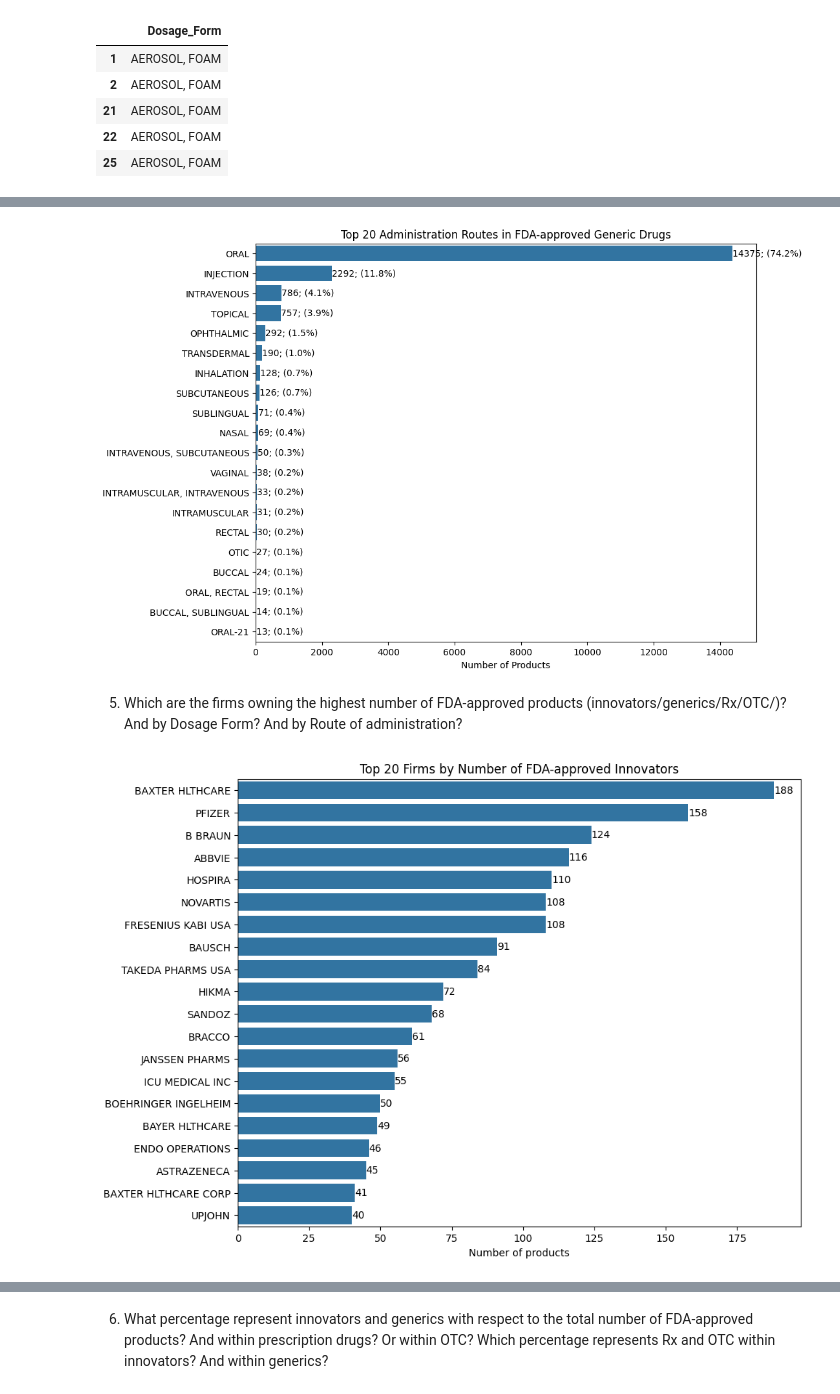
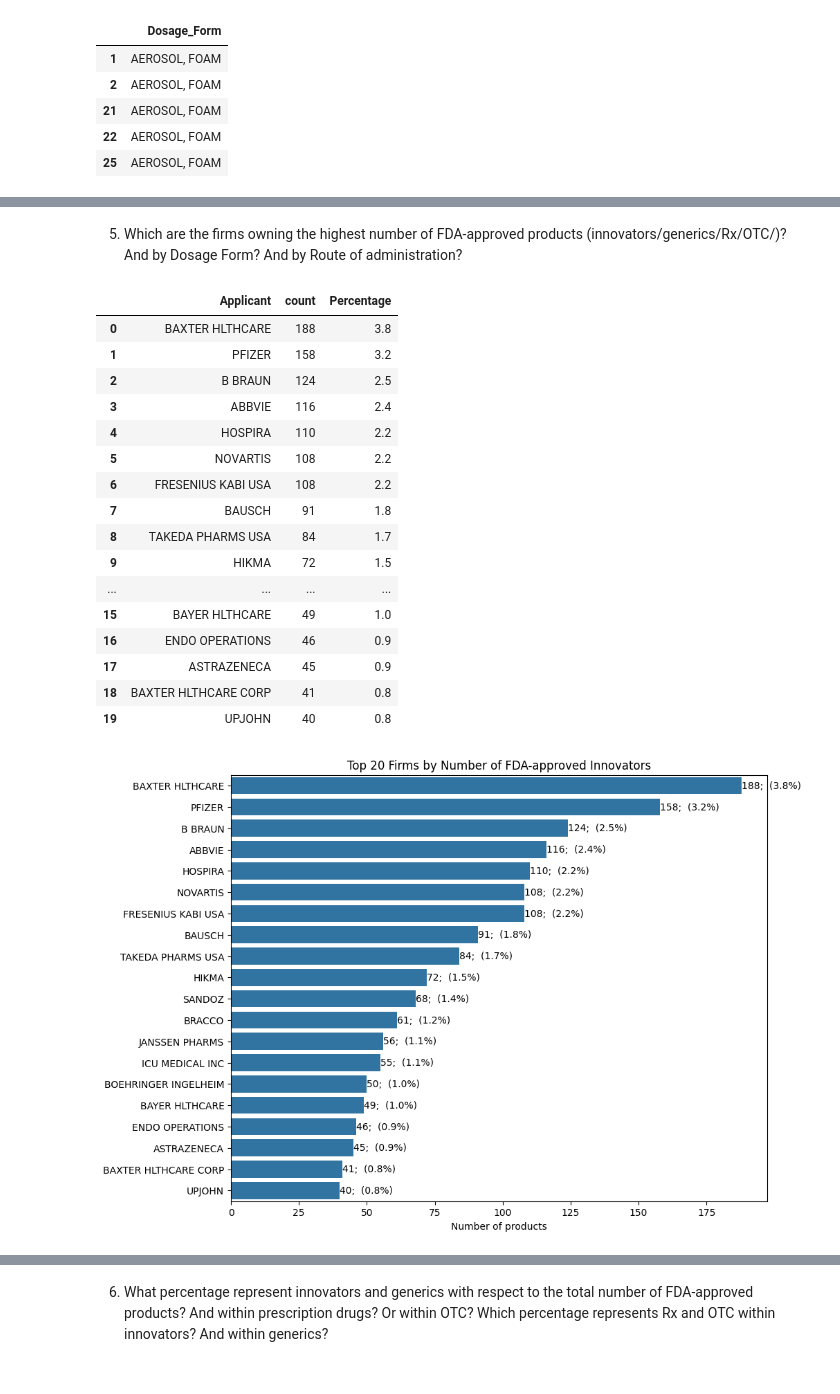
Before and after one commit to juanjomarcruz/FDA_Orange_Book_Project, a Jupyter notebook: 2_Jupyter_Notebooks/EDA_prod.ipynb, the cells around one changed output, grey strips where cells are left out. Saved outputs shown, nothing was run; the diff lists cells and outputs as text; code cells hidden in the pictures.

Commit message:
EDA on the table Products is further completed.

```diff
--- a/2_Jupyter_Notebooks/EDA_prod.ipynb
+++ b/2_Jupyter_Notebooks/EDA_prod.ipynb
@@ -544,0 +818,22 @@ plt.show()
+# %%
+filtered_data = df_prod_tr_cat.loc[df_prod_tr_cat['Type']=="OTC",'Route'] #we filter the dataframe to obtain just the routes of FDA-approved Rx drugs.
+
+order = filtered_data.value_counts().nlargest(20).index #with value_counts, categories are ordered by count. Then we extract the top 20 and finally we extract the index to obtain a list with the top 20 ordered categories.
+
+fig, ax = plt.subplots(figsize=(10,8))
+sns.countplot(data=pd.DataFrame(filtered_data),y='Route', ax=ax, order=order)
+
+df = filtered_data.value_counts().reset_index()  #we create a df to calculate percentages.
+df['Percentage']=round((df['count']/df['count'].sum())*100,1) #percentage calculation for each count.
+
+df = df.nlargest(20, columns='count')
+
+display(df)
+
+for container in ax.containers:
+  ax.bar_label(container, labels= [f"{c}; ({p}%)" for c, p in zip(df['count'], df['Percentage'])] ) #now we use count and percentages as bar labels. The zip formula is very useful to implement two different itterations in just one for loop.
+
+plt.title('Top 20 Administration Routes in FDA-approved OTC Drugs')
+plt.xlabel('Number of Products')
+plt.ylabel(None)
+plt.show()
@@ -565,18 +893,22 @@ plt.show()
 # %%
-filtered_data = df_prod_tr_cat.loc[df_prod_tr_cat['Type']=="Prescription",'Route'] #we filter the dataframe to obtain just the routes of FDA-approved Rx drugs.
+filtered_data = df_prod_tr_cat.loc[(df_prod_tr_cat['Type']!="Discontinued") & (df_prod_tr_cat['Appl_Type']=="Generic"),'Route'] #we filter the dataframe to obtain just the routes of FDA-approved Innovator drugs.
 
 order = filtered_data.value_counts().nlargest(20).index #with value_counts, categories are ordered by count. Then we extract the top 20 and finally we extract the index to obtain a list with the top 20 ordered categories.
 
 fig, ax = plt.subplots(figsize=(10,8))
 sns.countplot(data=pd.DataFrame(filtered_data),y='Route', ax=ax, order=order)
 
-df = filtered_data.value_counts().nlargest(20).reset_index()  #we create a df to calculate percentages.
+df = filtered_data.value_counts().reset_index()  #we create a df to calculate percentages.
 df['Percentage']=round((df['count']/df['count'].sum())*100,1) #percentage calculation for each count.
+
+df = df.nlargest(20, columns='count')
+
+display(df)
 
 for container in ax.containers:
   ax.bar_label(container, labels= [f"{c}; ({p}%)" for c, p in zip(df['count'], df['Percentage'])] ) #now we use count and percentages as bar labels. The zip formula is very useful to implement two different itterations in just one for loop.
 
-plt.title('Top 20 Administration Routes in FDA-approved Rx Drugs')
+plt.title('Top 20 Administration Routes in FDA-approved Generic Drugs')
 plt.xlabel('Number of Products')
 plt.ylabel(None)
 plt.show()
@@ -625,45 +934,46 @@ plt.show()
-# %%
-filtered_data = df_prod_tr_cat.loc[(df_prod_tr_cat['Type']!="Discontinued") & (df_prod_tr_cat['Appl_Type']=="Generic"),'Route'] #we filter the dataframe to obtain just the routes of FDA-approved Innovator drugs.
-
-order = filtered_data.value_counts().nlargest(20).index #with value_counts, categories are ordered by count. Then we extract the top 20 and finally we extract the index to obtain a list with the top 20 ordered categories.
-
-fig, ax = plt.subplots(figsize=(10,8))
-sns.countplot(data=pd.DataFrame(filtered_data),y='Route', ax=ax, order=order)
-
-df = filtered_data.value_counts().nlargest(20).reset_index()  #we create a df to calculate percentages.
-df['Percentage']=round((df['count']/df['count'].sum())*100,1) #percentage calculation for each count.
-
-for container in ax.containers:
-  ax.bar_label(container, labels= [f"{c}; ({p}%)" for c, p in zip(df['count'], df['Percentage'])] ) #now we use count and percentages as bar labels. The zip formula is very useful to implement two different itterations in just one for loop.
-
-plt.title('Top 20 Administration Routes in FDA-approved Generic Drugs')
-plt.xlabel('Number of Products')
-plt.ylabel(None)
-plt.show()
-# %% [output]
-[figure, removed]
 # %% [markdown]
 5. Which are the firms owning the highest number of FDA-approved products (innovators/generics/Rx/OTC/)? And by Dosage Form? And by Route of administration?
 # %%
 filtered_data = df_prod_tr_cat.loc[(df_prod_tr_cat['Appl_Type']=="Innovator") & (df_prod_tr_cat['Type']!="Discontinued"), 'Applicant']
 
 order = filtered_data.value_counts().nlargest(20).index
 
 fig, ax = plt.subplots(figsize=(10,8))
 sns.countplot(data=pd.DataFrame(filtered_data), y='Applicant', ax=ax, order=order)
 
-df = filtered_data.value_counts().nlargest(20).reset_index()
+df = filtered_data.value_counts().reset_index()  #we create a df to calculate percentages.
+df['Percentage']=round((df['count']/df['count'].sum())*100,1) #percentage calculation for each count.
 
+df = df.nlargest(20, columns='count')
+
+display(df)
 
 for container in ax.containers:
-  ax.bar_label(container, labels = (f"{c}" for c in df['count']))
+  ax.bar_label(container, labels = (f"{c};  ({p}%)" for c,p in zip(df['count'], df['Percentage'])))
 
 plt.xlabel("Number of products")
 plt.ylabel(None)
 plt.title("Top 20 Firms by Number of FDA-approved Innovators")
 plt.show()
 # %% [output]
+|  | Applicant | count | Percentage |
+| 0 | BAXTER HLTHCARE | 188 | 3.8 |
+| 1 | PFIZER | 158 | 3.2 |
+| 2 | B BRAUN | 124 | 2.5 |
+| 3 | ABBVIE | 116 | 2.4 |
+| 4 | HOSPIRA | 110 | 2.2 |
+| 5 | NOVARTIS | 108 | 2.2 |
+| 6 | FRESENIUS KABI USA | 108 | 2.2 |
+| 7 | BAUSCH | 91 | 1.8 |
+| 8 | TAKEDA PHARMS USA | 84 | 1.7 |
+| 9 | HIKMA | 72 | 1.5 |
+| ... | ... | ... | ... |
+| 15 | BAYER HLTHCARE | 49 | 1.0 |
+| 16 | ENDO OPERATIONS | 46 | 0.9 |
+| 17 | ASTRAZENECA | 45 | 0.9 |
+| 18 | BAXTER HLTHCARE CORP | 41 | 0.8 |
+| 19 | UPJOHN | 40 | 0.8 |
-[figure, old version]
+[figure, new version]
 # %%
 filtered_data = df_prod_tr_cat.loc[(df_prod_tr_cat['Appl_Type']=="Generic") & (df_prod_tr_cat['Type']!="Discontinued"), 'Applicant']
 
```
Also changed, not shown: parts of 27 cells of this notebook, 3 other files.
